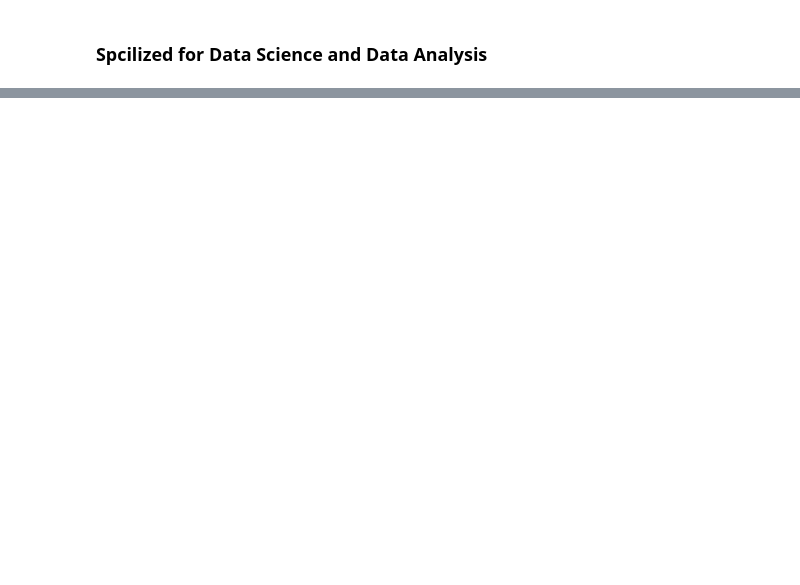
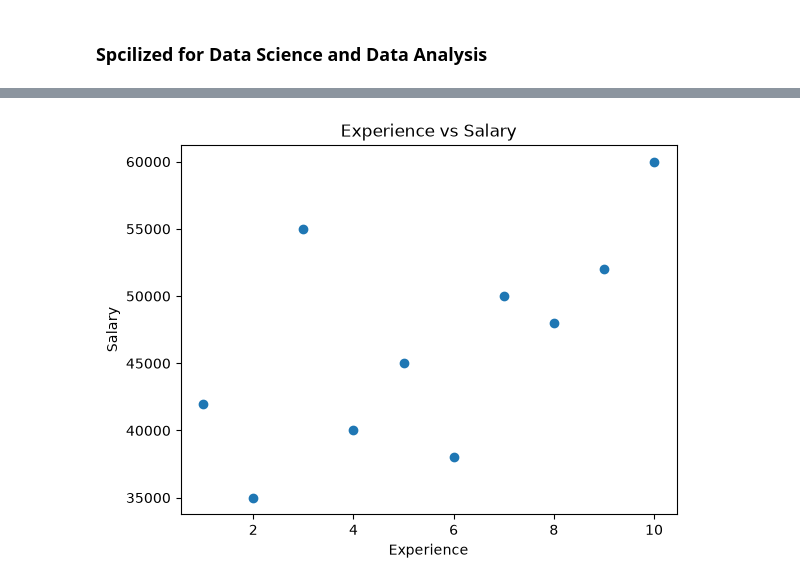
Before and after one commit to yasin-asadi-data-ml/Python-for-Informatics-Sandbox, a Jupyter notebook: 03_Spcilized-for-Data-Science-and-Data-Analysis.ipynb, the cells around one changed output, grey strips where cells are left out. Saved outputs shown, nothing was run; the diff lists cells and outputs as text; code cells hidden in the pictures; blank space fills up the shorter version.

```diff
--- a/03_Spcilized-for-Data-Science-and-Data-Analysis.ipynb
+++ b/03_Spcilized-for-Data-Science-and-Data-Analysis.ipynb
@@ -2,0 +1299,17 @@
+# %%
+# ============================================================
+# 46. SCATTER PLOT
+# ============================================================
+
+plt.scatter(  # Create a scatter plot using matplotlib
+    df["Experience"],  # x-axis data: Experience column from dataframe
+    df["salary"]  # y-axis data: salary column from dataframe
+)  # scatter plot of Experience vs Salary
+
+plt.xlabel("Experience")  # Label for x-axis
+plt.ylabel("Salary")  # Label for y-axis
+plt.title("Experience vs Salary")  # Title for the plot
+
+plt.show()  # Display the created scatter plot
+# %% [output]
+[figure, added]
```
Also changed, not shown: parts of 95 cells of this notebook, 4 other files.
